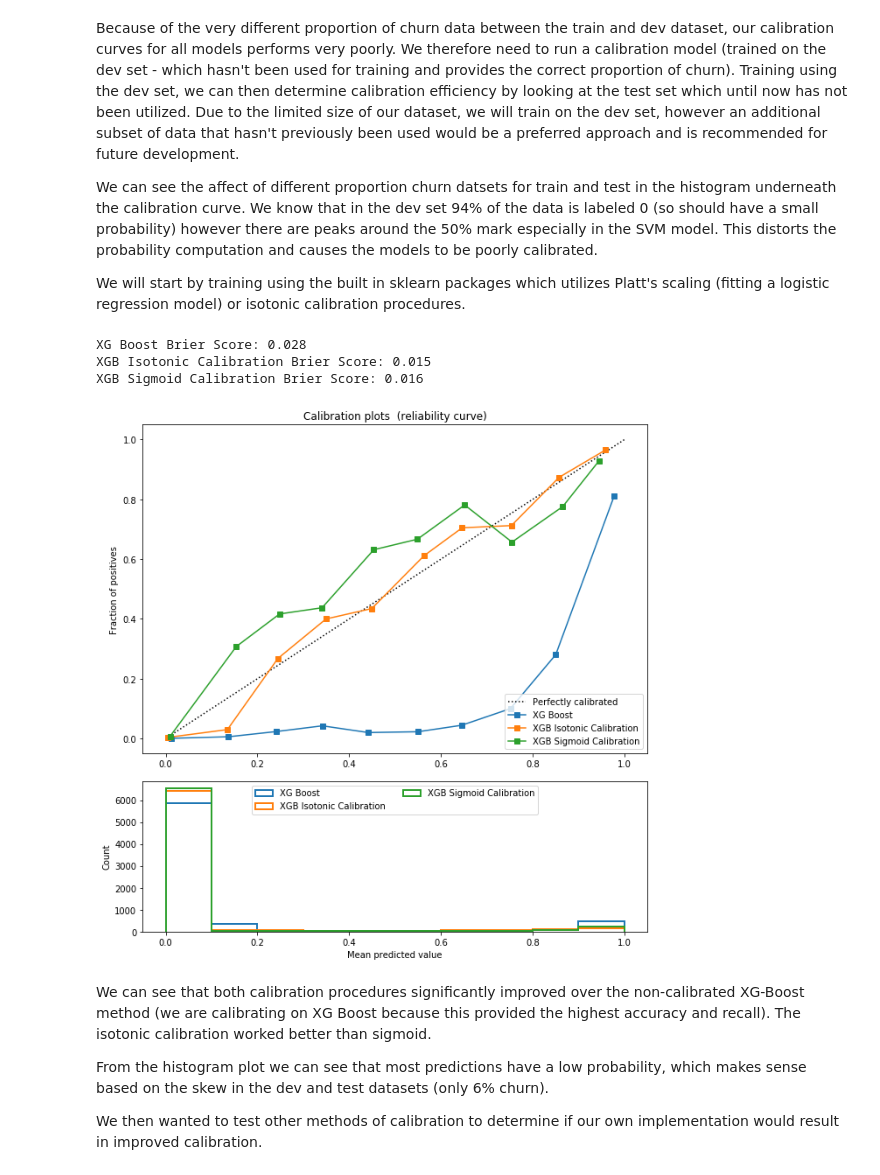
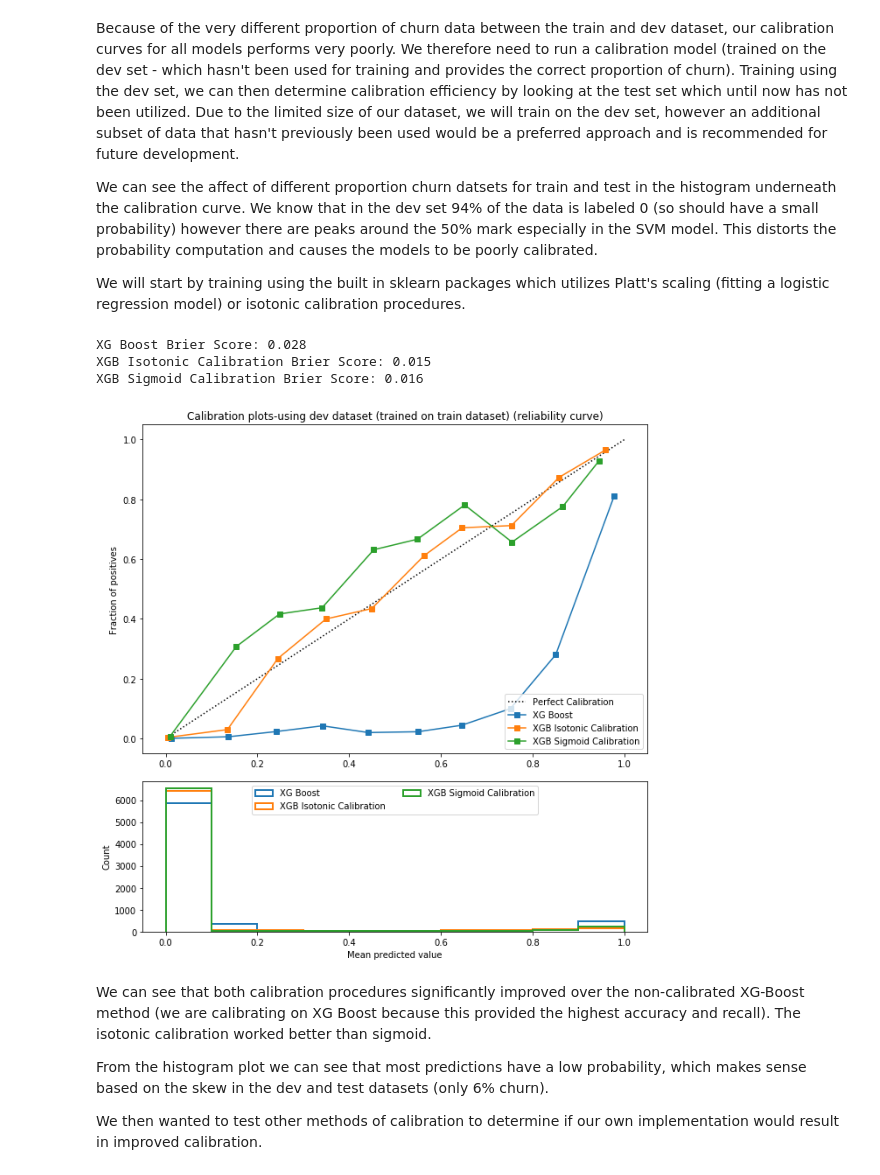
Before and after one commit to ajolson89/W207Fall2018Final, a Jupyter notebook: W207_FinalProj_02MLModels_KennedyKhannaOlson_Final.ipynb, the cells around one changed output. Saved outputs shown, nothing was run; the diff lists cells and outputs as text; code cells hidden in the pictures.

```diff
--- a/W207_FinalProj_02MLModels_KennedyKhannaOlson_Final.ipynb
+++ b/W207_FinalProj_02MLModels_KennedyKhannaOlson_Final.ipynb
@@ -706,42 +730,16 @@ prob_pos_isotonic = clf_isotonic.predict_proba(test_data)
 clf_sigmoid = CalibratedClassifierCV(clf_GS_XGB, cv = 2, method = 'sigmoid')
 clf_sigmoid.fit(dev_data, dev_labels)
 prob_pos_sigmoid = clf_isotonic.predict_proba(test_data)
-# %%
-plt.figure(figsize=(9, 9))
-ax1 = plt.subplot2grid((3, 1), (0, 0), rowspan=2)
-ax2 = plt.subplot2grid((3, 1), (2, 0))
-
-ax1.plot([0, 1], [0, 1], "k:", label="Perfectly calibrated")
-for clf, name in [(clf_GS_XGB, 'XG Boost'),
-                 (clf_isotonic, 'XGB Isotonic Calibration'),
-                 (clf_sigmoid, 'XGB Sigmoid Calibration')]:
-    #Extract positive probablities from each of the models tested in order to plot
-    prob_pos = clf.predict_proba(test_data)[:, 1]
-    #Print the Brier Score - used for quantifying calibration success
-    print("%s Brier Score: %1.3f" %(name, brier_score_loss(test_labels, prob_pos)))
-    fraction_of_positives, mean_predicted_value = calibration_curve(test_labels, prob_pos, n_bins=10)
-
-    ax1.plot(mean_predicted_value, fraction_of_positives, "s-",
-             label="%s" % (name, ))
-
-    ax2.hist(prob_pos, range=(0, 1), bins=10, label=name,
-             histtype="step", lw=2)
-
-ax1.set_ylabel("Fraction of positives")
-ax1.set_ylim([-0.05, 1.05])
-ax1.legend(loc="lower right")
-ax1.set_title('Calibration plots  (reliability curve)')
-
-ax2.set_xlabel("Mean predicted value")
-ax2.set_ylabel("Count")
-ax2.legend(loc="upper center", ncol=2)
-
-plt.tight_layout()
-# %% [output]
-XG Boost Brier Score: 0.028
-XGB Isotonic Calibration Brier Score: 0.015
-XGB Sigmoid Calibration Brier Score: 0.016
-[figure, removed]
+# %%
+model =  [(clf_GS_XGB, 'XG Boost'),
+                 (clf_isotonic, 'XGB Isotonic Calibration'),
+                 (clf_sigmoid, 'XGB Sigmoid Calibration')]
+plot_calibration(model, test_data, test_labels)
+# %% [output]
+XG Boost Brier Score: 0.028
+XGB Isotonic Calibration Brier Score: 0.015
+XGB Sigmoid Calibration Brier Score: 0.016
+[figure, added]
 # %% [markdown]
 We can see that both calibration procedures significantly improved over the non-calibrated XG-Boost method (we are calibrating on XG Boost because this provided the highest accuracy and recall). The isotonic calibration worked better than sigmoid.
 
```
Also changed, not shown: parts of 17 cells of this notebook.
